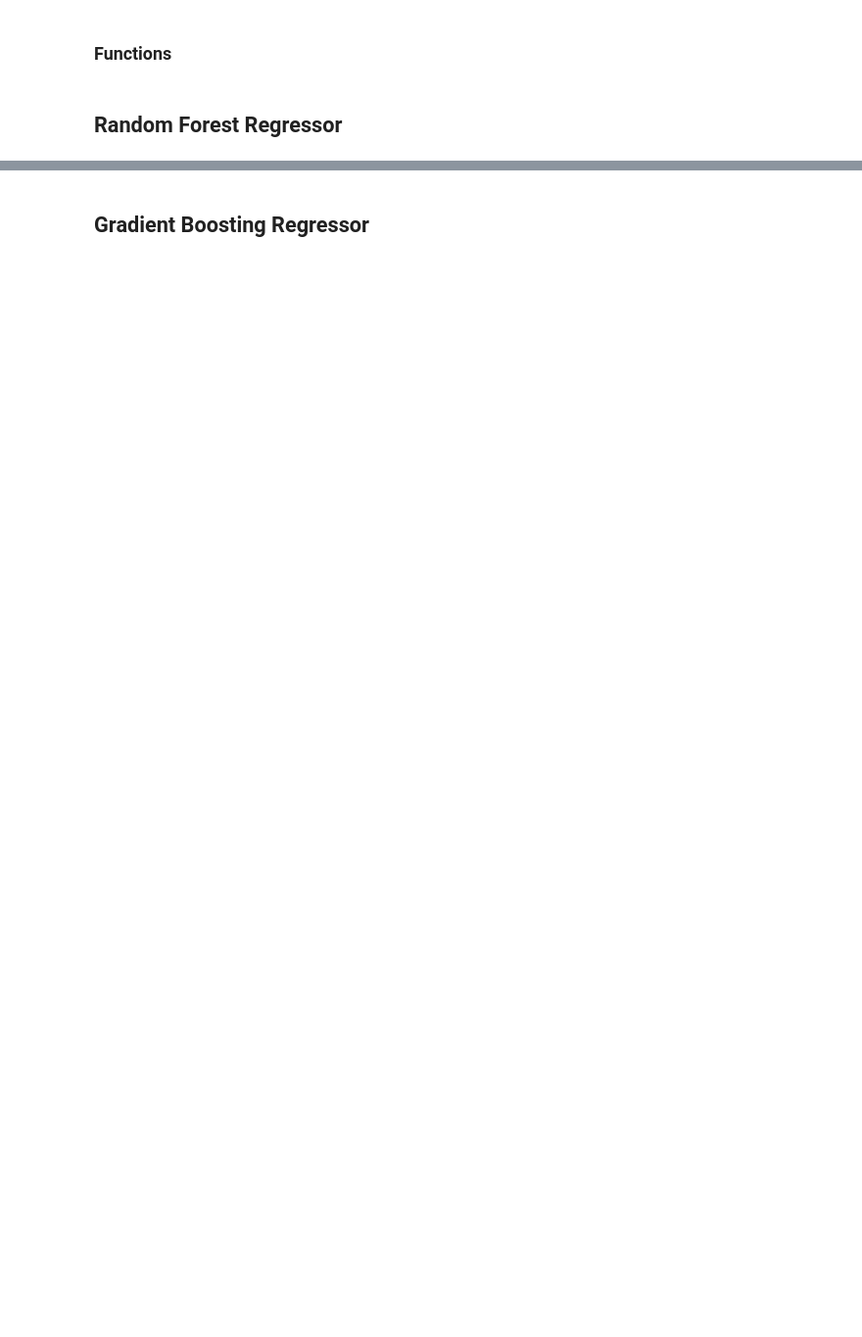
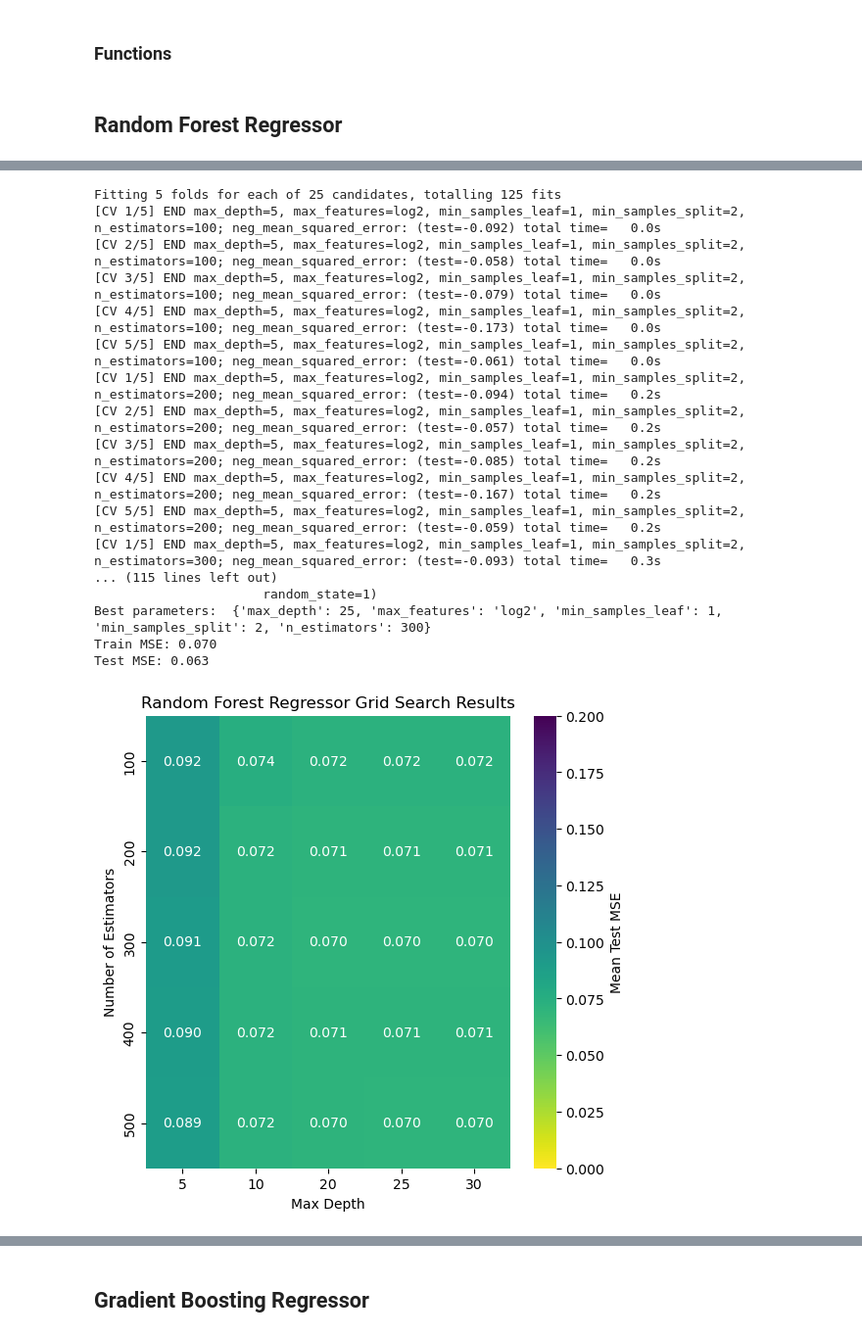
Before and after one commit to krisvals/FYS4155_Projects, a Jupyter notebook: Project3/Regression.ipynb, the cells around one changed output, grey strips where cells are left out. Shown at 98% size. Drawn from its saved outputs; the diff is of its cells as text; code cells hidden in the pictures; blank space fills up the shorter version.

```diff
--- a/Project3/Regression.ipynb
+++ b/Project3/Regression.ipynb
@@ -173,0 +64,80 @@ R2 Test: 0.0543713130904071
+# %%
+def RFR(n_estimators, max_depth):
+    model = RandomForestRegressor(random_state=1)
+    '''
+    Random forest regressor. Consists of a number of classifying decision trees.
+    Default parameters: n_estimators=100, *, criterion='squared_error', max_depth=None, min_samples_split=2, min_samples_leaf=1,
+    min_weight_fraction_leaf=0.0, max_features=1.0, max_leaf_nodes=None, min_impurity_decrease=0.0, bootstrap=True,
+    oob_score=False, n_jobs=None, random_state=None, verbose=0, warm_start=False, ccp_alpha=0.0, max_samples=None.
+    '''
+    n_features = 6
+
+    # Grid-search
+    search_space = {
+        "n_estimators": n_estimators, # Number of trees in the forest
+        "max_depth": max_depth, # Max depth of the tree
+        "min_samples_split": [2], # Min number of samples required to split an internal node
+        "min_samples_leaf": [1], # Min number of samples required to be at a leaf node
+        "max_features": ['log2'] # Number of features to consider when looking for the best split. Regresion: log2(n_features)
+    }
+
+    GridSearch = True
+    if GridSearch == True:
+        GS = GridSearchCV(estimator=model, param_grid=search_space, scoring=["neg_mean_squared_error"],
+                      refit="neg_mean_squared_error", cv=5, verbose=4)
+        GS.fit(X_train, y_train)
+        best_model = GS.best_estimator_
+    else:
+        RS = RandomizedSearchCV(estimator=model, param_distributions=search_space, n_iter=100,
+                        scoring=["neg_root_mean_squared_error"], refit="neg_root_mean_squared_error", cv=5, verbose=4)
+        RS.fit(X_train,y_train)
+        best_model = RS.best_estimator_
+
+    y_pred_train = best_model.predict(X_train)
+    y_pred_test = best_model.predict(X_test)
+
+    print('Best estimators: ', GS.best_estimator_)
+    print('Best parameters: ', GS.best_params_)
+    print('Train MSE: {:.3f}'.format(-GS.best_score_))
+    mse_test = mean_squared_error(y_test, y_pred_test)
+    print('Test MSE: {:.3f}'.format(mse_test))
+
+    # Make a heatmap
+    results = pd.DataFrame(GS.cv_results_)
+    heatmap_data = results.pivot(index='param_n_estimators', columns='param_max_depth', values='mean_test_neg_mean_squared_error')
+    heatmap_data = heatmap_data.abs()
+    plt.figure(figsize=(6, 6))
+    sns.heatmap(heatmap_data, annot=True, cmap='viridis_r', fmt='.3f', cbar_kws={'label': 'Mean Test MSE'},  vmin=0.0, vmax=0.2)
+    plt.title('Random Forest Regressor Grid Search Results')
+    plt.xlabel('Max Depth')
+    plt.ylabel('Number of Estimators')
+    plt.savefig('grid_search_heatmap_rfr.pdf', format='pdf', bbox_inches="tight")
+    plt.show()
+
+    # Plotting the results
+    fig = plt.figure(figsize=(5,4))
+    plot_true_vs_predicted(y_train, y_pred_train, "Random Forest Regressor", label="Train")
+    plot_true_vs_predicted(y_test, y_pred_test, "Random Forest Regressor", label="Test")
+    plt.savefig('RFR.pdf', format='pdf', bbox_inches="tight")
+    plt.show()
+
+RFR([100,200,300,400,500], [5,10,20,25,30])
+# %% [output]
+Fitting 5 folds for each of 25 candidates, totalling 125 fits
+[CV 1/5] END max_depth=5, max_features=log2, min_samples_leaf=1, min_samples_split=2, n_estimators=100; neg_mean_squared_error: (test=-0.092) total time=   0.0s
+[CV 2/5] END max_depth=5, max_features=log2, min_samples_leaf=1, min_samples_split=2, n_estimators=100; neg_mean_squared_error: (test=-0.058) total time=   0.0s
+[CV 3/5] END max_depth=5, max_features=log2, min_samples_leaf=1, min_samples_split=2, n_estimators=100; neg_mean_squared_error: (test=-0.079) total time=   0.0s
+[CV 4/5] END max_depth=5, max_features=log2, min_samples_leaf=1, min_samples_split=2, n_estimators=100; neg_mean_squared_error: (test=-0.173) total time=   0.0s
+[CV 5/5] END max_depth=5, max_features=log2, min_samples_leaf=1, min_samples_split=2, n_estimators=100; neg_mean_squared_error: (test=-0.061) total time=   0.0s
+[CV 1/5] END max_depth=5, max_features=log2, min_samples_leaf=1, min_samples_split=2, n_estimators=200; neg_mean_squared_error: (test=-0.094) total time=   0.2s
+[CV 2/5] END max_depth=5, max_features=log2, min_samples_leaf=1, min_samples_split=2, n_estimators=200; neg_mean_squared_error: (test=-0.057) total time=   0.2s
+[CV 3/5] END max_depth=5, max_features=log2, min_samples_leaf=1, min_samples_split=2, n_estimators=200; neg_mean_squared_error: (test=-0.085) total time=   0.2s
+[CV 4/5] END max_depth=5, max_features=log2, min_samples_leaf=1, min_samples_split=2, n_estimators=200; neg_mean_squared_error: (test=-0.167) total time=   0.2s
+[CV 5/5] END max_depth=5, max_features=log2, min_samples_leaf=1, min_samples_split=2, n_estimators=200; neg_mean_squared_error: (test=-0.059) total time=   0.2s
+[CV 1/5] END max_depth=5, max_features=log2, min_samples_leaf=1, min_samples_split=2, n_estimators=300; neg_mean_squared_error: (test=-0.093) total time=   0.3s
+... (115 lines left out)
+                      random_state=1)
+Best parameters:  {'max_depth': 25, 'max_features': 'log2', 'min_samples_leaf': 1, 'min_samples_split': 2, 'n_estimators': 300}
+Train MSE: 0.070
+Test MSE: 0.063
+[figure, added]
```
Also changed, not shown: parts of 7 cells of this notebook, 1 other file.
